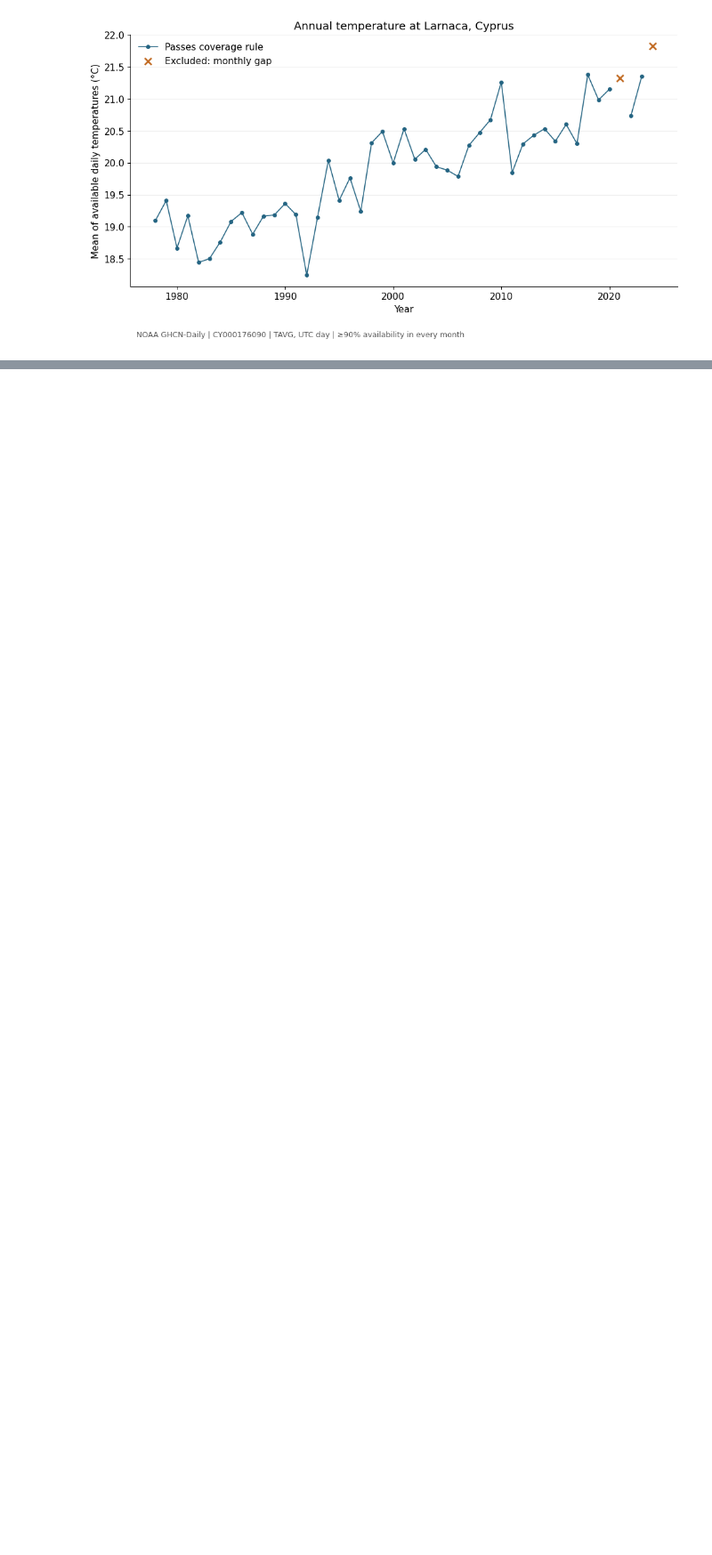
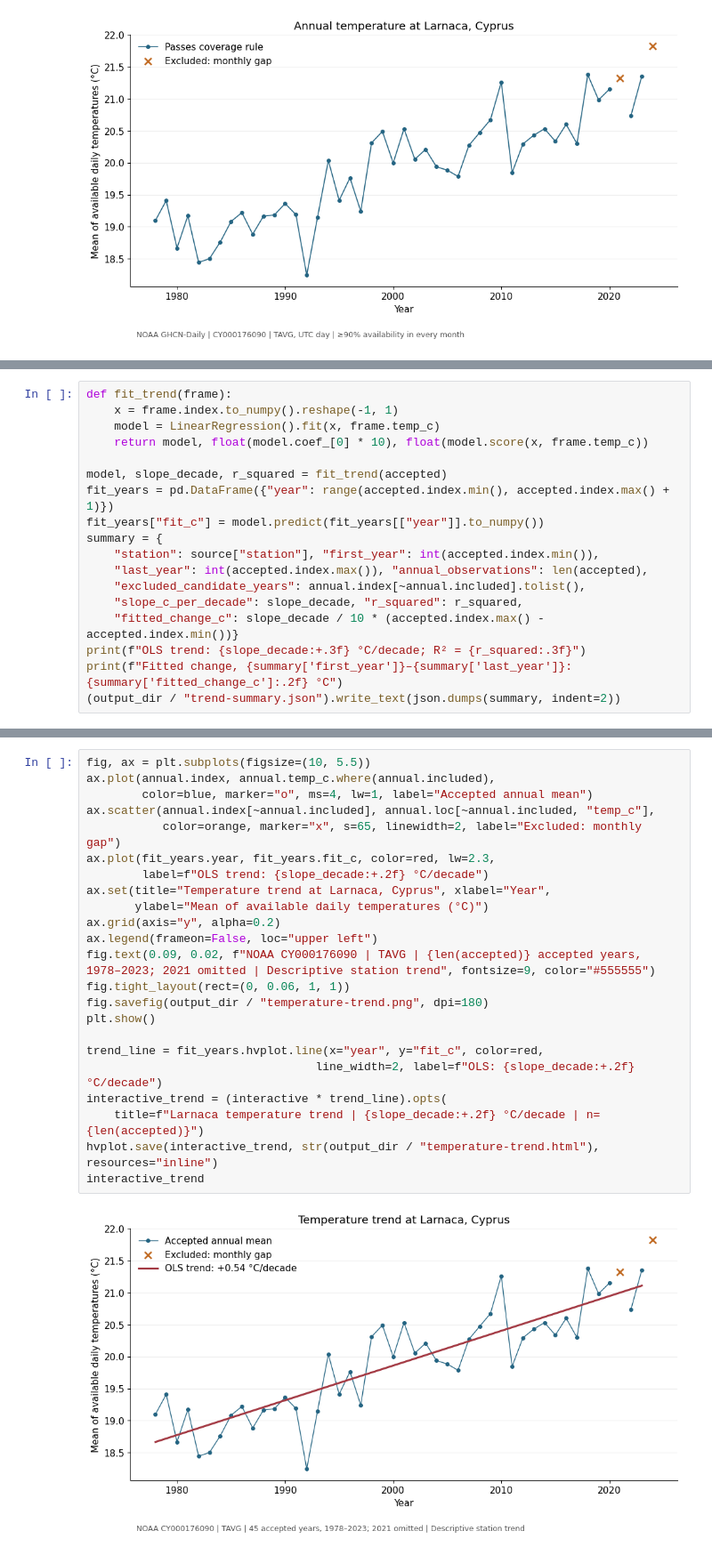
Before and after one commit to rileythejones/01-climate-fall-template, a Jupyter notebook: 06-cyprus-temperature.ipynb, the cells around one changed output, grey strips where cells are left out. Shown at 89% size. Saved outputs shown, nothing was run; the diff lists cells and outputs as text; blank space fills up the shorter version.

Commit message:
fit temperature trend

```diff
--- a/06-cyprus-temperature.ipynb
+++ b/06-cyprus-temperature.ipynb
@@ -188,0 +195,18 @@ interactive
+# %%
+def fit_trend(frame):
+    x = frame.index.to_numpy().reshape(-1, 1)
+    model = LinearRegression().fit(x, frame.temp_c)
+    return model, float(model.coef_[0] * 10), float(model.score(x, frame.temp_c))
+
+model, slope_decade, r_squared = fit_trend(accepted)
+fit_years = pd.DataFrame({"year": range(accepted.index.min(), accepted.index.max() + 1)})
+fit_years["fit_c"] = model.predict(fit_years[["year"]].to_numpy())
+summary = {
+    "station": source["station"], "first_year": int(accepted.index.min()),
+    "last_year": int(accepted.index.max()), "annual_observations": len(accepted),
+    "excluded_candidate_years": annual.index[~annual.included].tolist(),
+    "slope_c_per_decade": slope_decade, "r_squared": r_squared,
+    "fitted_change_c": slope_decade / 10 * (accepted.index.max() - accepted.index.min())}
+print(f"OLS trend: {slope_decade:+.3f} °C/decade; R² = {r_squared:.3f}")
+print(f"Fitted change, {summary['first_year']}–{summary['last_year']}: {summary['fitted_change_c']:.2f} °C")
+(output_dir / "trend-summary.json").write_text(json.dumps(summary, indent=2))
@@ -188,0 +217,25 @@ interactive
+# %%
+fig, ax = plt.subplots(figsize=(10, 5.5))
+ax.plot(annual.index, annual.temp_c.where(annual.included),
+        color=blue, marker="o", ms=4, lw=1, label="Accepted annual mean")
+ax.scatter(annual.index[~annual.included], annual.loc[~annual.included, "temp_c"],
+           color=orange, marker="x", s=65, linewidth=2, label="Excluded: monthly gap")
+ax.plot(fit_years.year, fit_years.fit_c, color=red, lw=2.3,
+        label=f"OLS trend: {slope_decade:+.2f} °C/decade")
+ax.set(title="Temperature trend at Larnaca, Cyprus", xlabel="Year",
+       ylabel="Mean of available daily temperatures (°C)")
+ax.grid(axis="y", alpha=0.2)
+ax.legend(frameon=False, loc="upper left")
+fig.text(0.09, 0.02, f"NOAA CY000176090 | TAVG | {len(accepted)} accepted years, 1978–2023; 2021 omitted | Descriptive station trend", fontsize=9, color="#555555")
+fig.tight_layout(rect=(0, 0.06, 1, 1))
+fig.savefig(output_dir / "temperature-trend.png", dpi=180)
+plt.show()
+
+trend_line = fit_years.hvplot.line(x="year", y="fit_c", color=red,
+                                 line_width=2, label=f"OLS: {slope_decade:+.2f} °C/decade")
+interactive_trend = (interactive * trend_line).opts(
+    title=f"Larnaca temperature trend | {slope_decade:+.2f} °C/decade | n={len(accepted)}")
+hvplot.save(interactive_trend, str(output_dir / "temperature-trend.html"), resources="inline")
+interactive_trend
+# %% [output]
+[figure, added]
```
Also changed, not shown: parts of 3 cells of this notebook, 3 other files.
